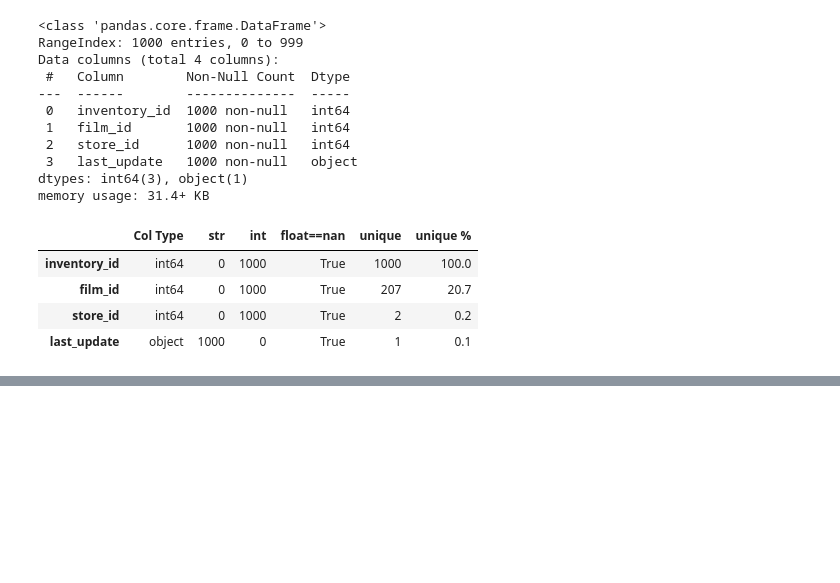
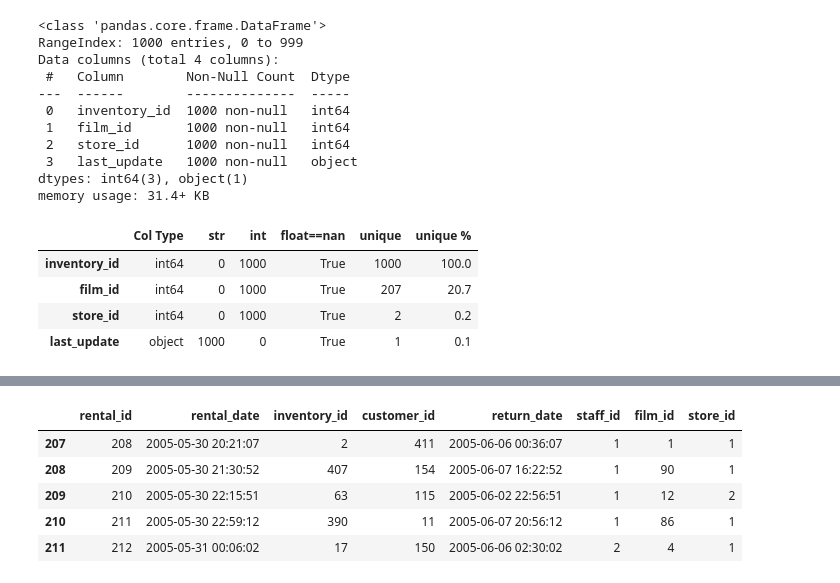
Before and after one commit to gusavato/2_IRONHACK_MySQL, a Jupyter notebook: jupyter/Clean.ipynb, the cells around one changed output, grey strips where cells are left out. Cells and saved outputs as stored; diff of their text form; code cells hidden in the pictures; blank space fills up the shorter version.

```diff
--- a/jupyter/Clean.ipynb
+++ b/jupyter/Clean.ipynb
@@ -609,0 +669,12 @@ rent.rental_date.min()
+# %%
+# Reiniciamsos columna rental_id
+
+rent.ren = rent.rental_id = list(range(1,rent.shape[0]+1))
+rent.tail()
+# %% [output]
+|  | rental_id | rental_date | inventory_id | customer_id | return_date | staff_id | film_id | store_id |
+| 207 | 208 | 2005-05-30 20:21:07 | 2 | 411 | 2005-06-06 00:36:07 | 1 | 1 | 1 |
+| 208 | 209 | 2005-05-30 21:30:52 | 407 | 154 | 2005-06-07 16:22:52 | 1 | 90 | 1 |
+| 209 | 210 | 2005-05-30 22:15:51 | 63 | 115 | 2005-06-02 22:56:51 | 1 | 12 | 2 |
+| 210 | 211 | 2005-05-30 22:59:12 | 390 | 11 | 2005-06-07 20:56:12 | 1 | 86 | 1 |
+| 211 | 212 | 2005-05-31 00:06:02 | 17 | 150 | 2005-06-06 02:30:02 | 2 | 4 | 1 |
```
Also changed, not shown: parts of 59 cells of this notebook, 9 other files.
